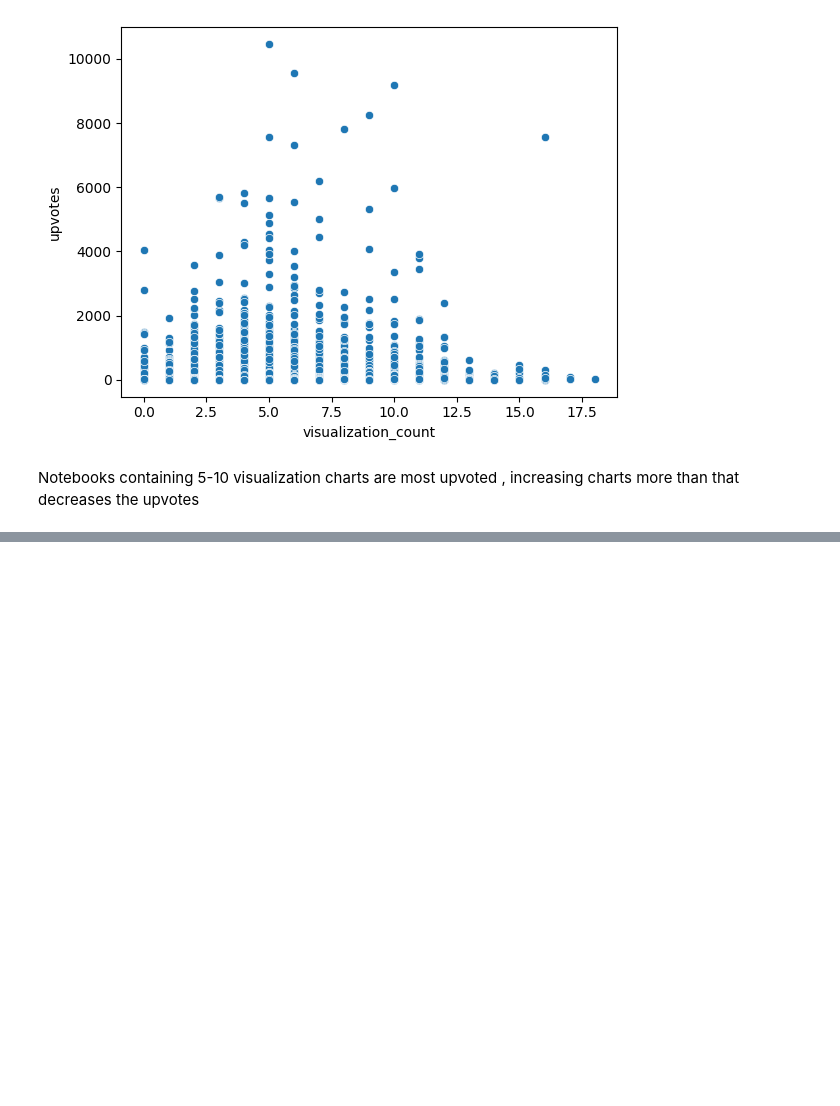
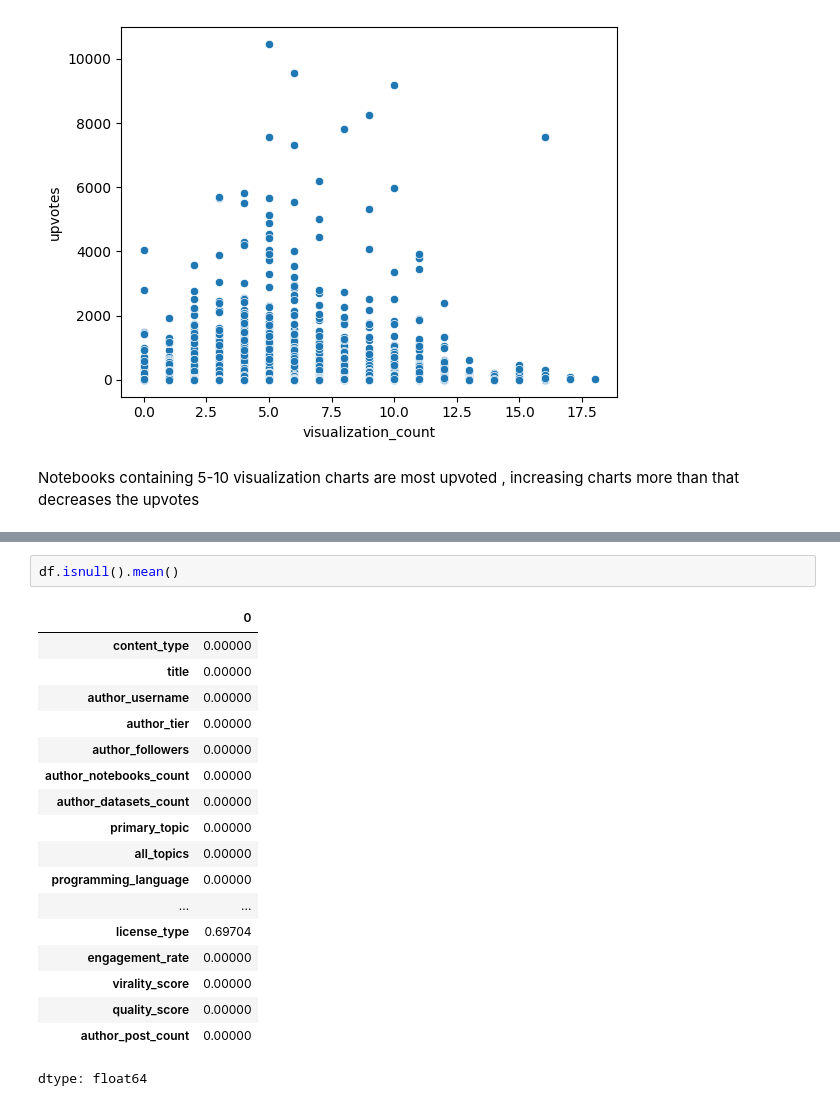
Before and after one commit to Deveshrai02/EDA_Feature_Engineering_Learning, a Jupyter notebook: Kaggle_Dataset_EDA_and_Prediction.ipynb, the cells around one changed output, grey strips where cells are left out. Saved outputs shown, nothing was run; the diff lists cells and outputs as text; blank space fills up the shorter version.

```diff
--- a/Kaggle_Dataset_EDA_and_Prediction.ipynb
+++ b/Kaggle_Dataset_EDA_and_Prediction.ipynb
@@ -767,0 +766,21 @@ Notebooks containing 5-10 visualization charts are most upvoted , increasing cha
+# %%
+df.isnull().mean()
+# %% [output]
+|  | 0 |
+| content_type | 0.00000 |
+| title | 0.00000 |
+| author_username | 0.00000 |
+| author_tier | 0.00000 |
+| author_followers | 0.00000 |
+| author_notebooks_count | 0.00000 |
+| author_datasets_count | 0.00000 |
+| primary_topic | 0.00000 |
+| all_topics | 0.00000 |
+| programming_language | 0.00000 |
+| ... | ... |
+| license_type | 0.69704 |
+| engagement_rate | 0.00000 |
+| virality_score | 0.00000 |
+| quality_score | 0.00000 |
+| author_post_count | 0.00000 |
+dtype: float64
```
Also changed, not shown: parts of 66 cells of this notebook.
